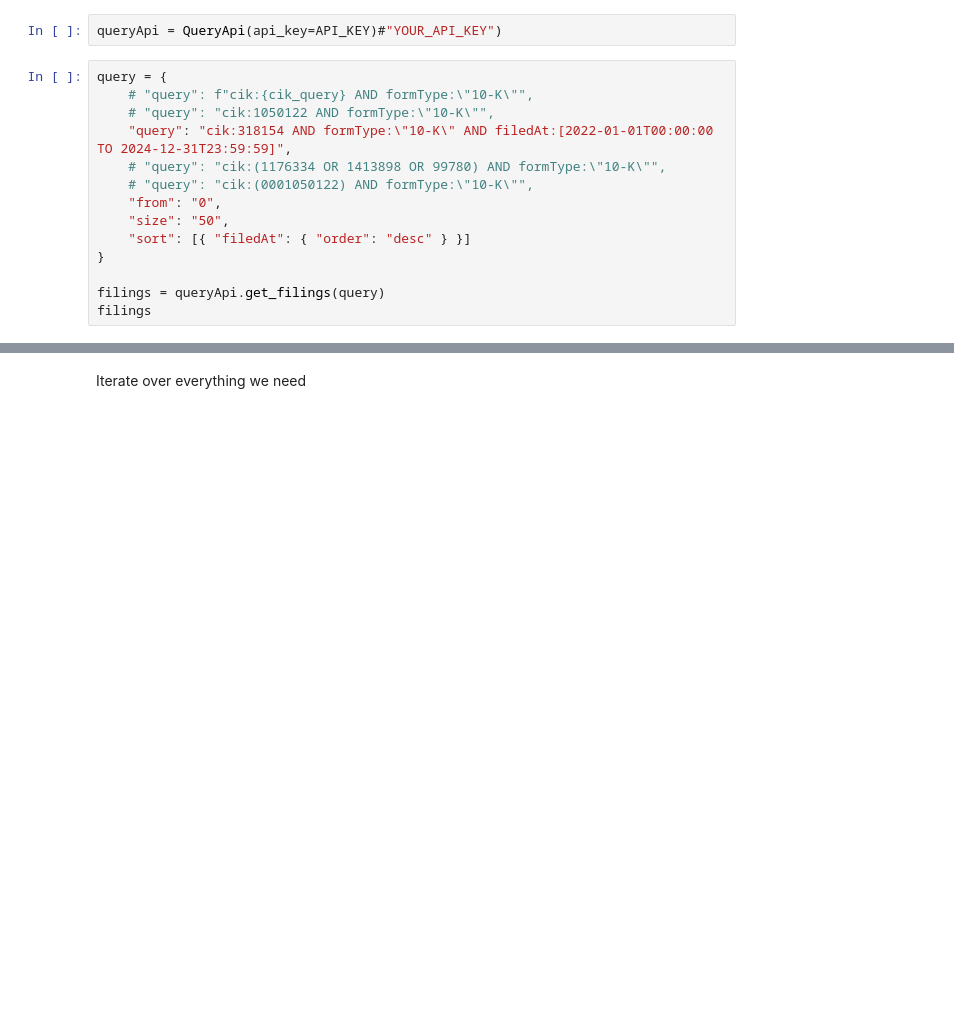
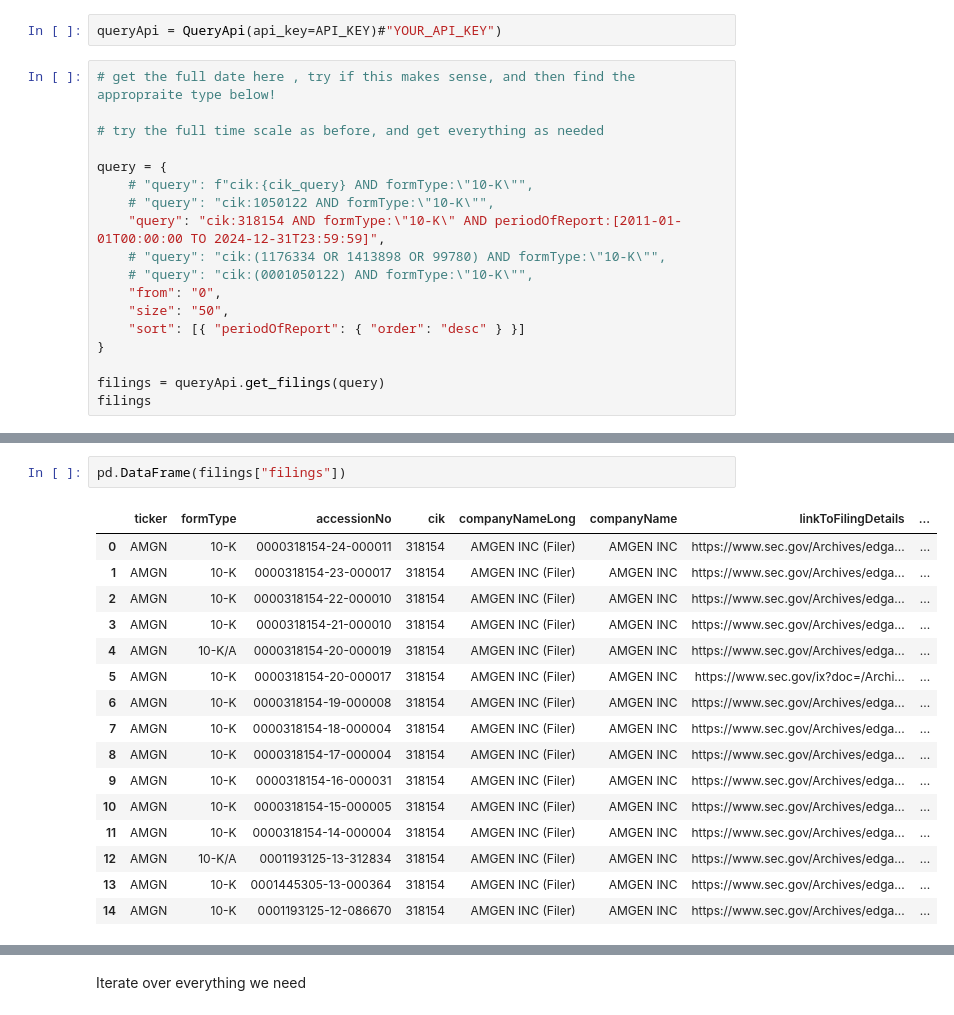
Before and after one commit to PeterHuGC/Imperial_Dissertation_Research, a Jupyter notebook: 8.EDA_All_Data/2.SEC_Annual_Reports_Extraction_Get_Resources.ipynb, the cells around one changed output, grey strips where cells are left out. Saved outputs shown, nothing was run; the diff lists cells and outputs as text; blank space fills up the shorter version.

```diff
--- a/8.EDA_All_Data/2.SEC_Annual_Reports_Extraction_Get_Resources.ipynb
+++ b/8.EDA_All_Data/2.SEC_Annual_Reports_Extraction_Get_Resources.ipynb
@@ -78,15 +78,19 @@ https://sec-api.io/docs/query-api
 # %%
 queryApi = QueryApi(api_key=API_KEY)#"YOUR_API_KEY")
 # %%
+# get the full date here , try if this makes sense, and then find the appropraite type below!
+
+# try the full time scale as before, and get everything as needed
+
 query = {
     # "query": f"cik:{cik_query} AND formType:\"10-K\"",
     # "query": "cik:1050122 AND formType:\"10-K\"",
-    "query": "cik:318154 AND formType:\"10-K\" AND filedAt:[2022-01-01T00:00:00 TO 2024-12-31T23:59:59]",
+    "query": "cik:318154 AND formType:\"10-K\" AND periodOfReport:[2011-01-01T00:00:00 TO 2024-12-31T23:59:59]",
     # "query": "cik:(1176334 OR 1413898 OR 99780) AND formType:\"10-K\"",
     # "query": "cik:(0001050122) AND formType:\"10-K\"",
     "from": "0",
     "size": "50",
-    "sort": [{ "filedAt": { "order": "desc" } }]
+    "sort": [{ "periodOfReport": { "order": "desc" } }]
 }
 
 filings = queryApi.get_filings(query)
@@ -93,0 +116,19 @@ filings
+# %%
+pd.DataFrame(filings["filings"])
+# %% [output]
+|  | ticker | formType | accessionNo | cik | companyNameLong | companyName | linkToFilingDetails | ... |
+| 0 | AMGN | 10-K | 0000318154-24-000011 | 318154 | AMGEN INC (Filer) | AMGEN INC | https://www.sec.gov/Archives/edga... | ... |
+| 1 | AMGN | 10-K | 0000318154-23-000017 | 318154 | AMGEN INC (Filer) | AMGEN INC | https://www.sec.gov/Archives/edga... | ... |
+| 2 | AMGN | 10-K | 0000318154-22-000010 | 318154 | AMGEN INC (Filer) | AMGEN INC | https://www.sec.gov/Archives/edga... | ... |
+| 3 | AMGN | 10-K | 0000318154-21-000010 | 318154 | AMGEN INC (Filer) | AMGEN INC | https://www.sec.gov/Archives/edga... | ... |
+| 4 | AMGN | 10-K/A | 0000318154-20-000019 | 318154 | AMGEN INC (Filer) | AMGEN INC | https://www.sec.gov/Archives/edga... | ... |
+| 5 | AMGN | 10-K | 0000318154-20-000017 | 318154 | AMGEN INC (Filer) | AMGEN INC | https://www.sec.gov/ix?doc=/Archi... | ... |
+| 6 | AMGN | 10-K | 0000318154-19-000008 | 318154 | AMGEN INC (Filer) | AMGEN INC | https://www.sec.gov/Archives/edga... | ... |
+| 7 | AMGN | 10-K | 0000318154-18-000004 | 318154 | AMGEN INC (Filer) | AMGEN INC | https://www.sec.gov/Archives/edga... | ... |
+| 8 | AMGN | 10-K | 0000318154-17-000004 | 318154 | AMGEN INC (Filer) | AMGEN INC | https://www.sec.gov/Archives/edga... | ... |
+| 9 | AMGN | 10-K | 0000318154-16-000031 | 318154 | AMGEN INC (Filer) | AMGEN INC | https://www.sec.gov/Archives/edga... | ... |
+| 10 | AMGN | 10-K | 0000318154-15-000005 | 318154 | AMGEN INC (Filer) | AMGEN INC | https://www.sec.gov/Archives/edga... | ... |
+| 11 | AMGN | 10-K | 0000318154-14-000004 | 318154 | AMGEN INC (Filer) | AMGEN INC | https://www.sec.gov/Archives/edga... | ... |
+| 12 | AMGN | 10-K/A | 0001193125-13-312834 | 318154 | AMGEN INC (Filer) | AMGEN INC | https://www.sec.gov/Archives/edga... | ... |
+| 13 | AMGN | 10-K | 0001445305-13-000364 | 318154 | AMGEN INC (Filer) | AMGEN INC | https://www.sec.gov/Archives/edga... | ... |
+| 14 | AMGN | 10-K | 0001193125-12-086670 | 318154 | AMGEN INC (Filer) | AMGEN INC | https://www.sec.gov/Archives/edga... | ... |
```
Also changed, not shown: parts of 82 cells of this notebook, 6 other files.
